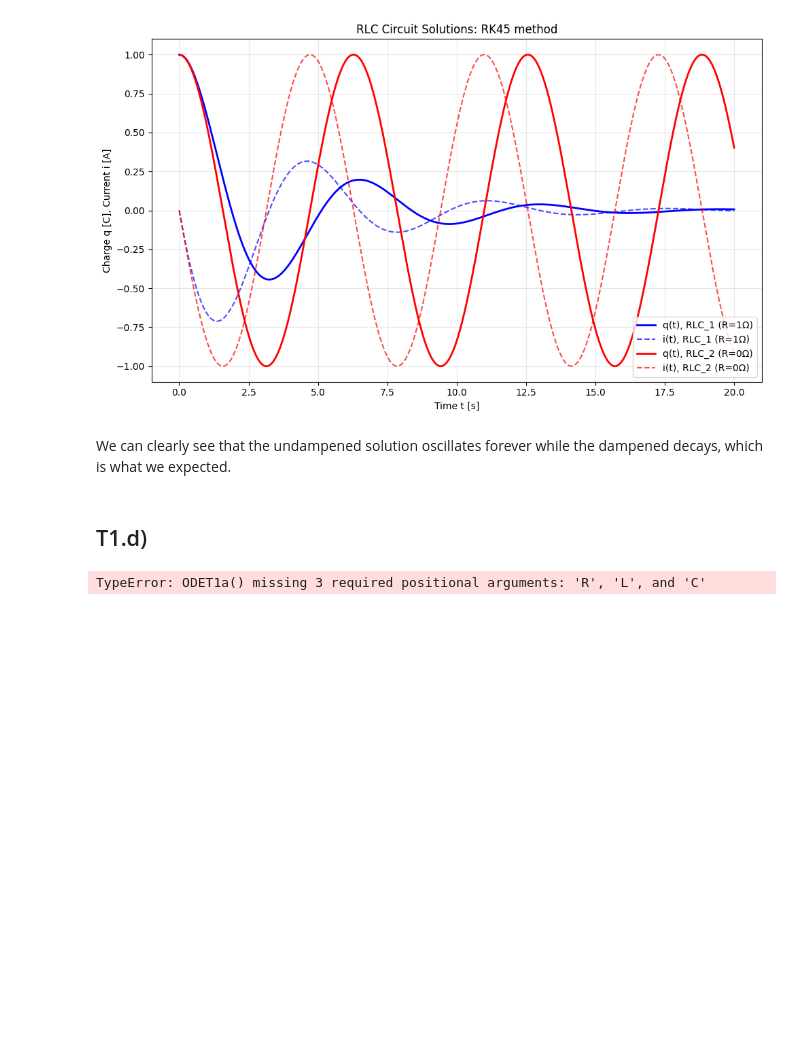
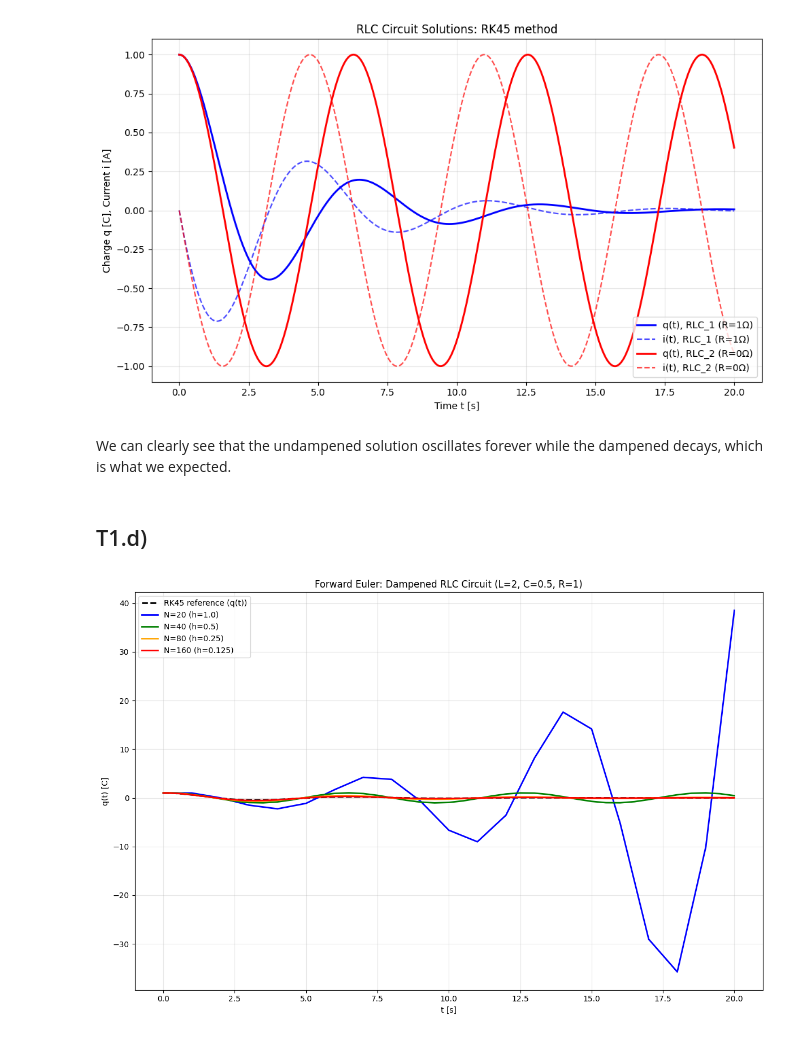
Before and after one commit to ericend/Numerical-Methods, a Jupyter notebook: LAB2/lab2.ipynb, the cells around one changed output. Cells and saved outputs as stored; diff of their text form; code cells hidden in the pictures; blank space fills up the shorter version.

```diff
--- a/LAB2/lab2.ipynb
+++ b/LAB2/lab2.ipynb
@@ -263,5 +308,5 @@ $$\text{IC:} \quad y(0) = \begin{pmatrix} Q_0 \\ 0 \end{pmatrix}$$
 # %%
-def ODET1a(t:list[float, float], y:np.ndarray[float, float], R:float, L:float, C:float) -> np.ndarray[float, float]:
+def ODET1a(t:list[float], y:np.ndarray, R:float, L:float, C:float) -> np.ndarray:
     """
     Returns the ODE in vector form from task T1.a
 
@@ -358,27 +403,33 @@ We can clearly see that the undampened solution oscillates forever while the dam
 # %%
 t_span = [0, 20]
 N = [20, 40, 80, 160]
-RLC_1: RLC = RLC(1, 2, 0.5, 1)
-STEPSIZE: float = 1e3
-sols: list = []
+RLC_1 = RLC(Q_0=1, L=2, C=0.5, R=1)
+sols = []
 
-def euler_forward_vector(
-    f: Callable[[float, np.ndarray], np.ndarray],
-    y0: np.ndarray,
-    domain: list,
-    h: float,
-) -> EulerResult:
-    t = np.arange(domain[0], domain[1] + h, h)  # Fixed domain[-1] → domain[1]
-    y = np.zeros((len(t), len(y0)))  # Shape: (n_steps, n_vars=2)
-    y[0] = y0
-
-    for i in range(len(t) - 1):
-        y[i + 1] = y[i] + h * f(t[i], y[i])  # Vector update
-
-    return EulerResult(t=t, y=y.T, e_i=np.zeros_like(y.T), y_exact=None)  # y.T for [q,i] shape
+for n_steps in N:
+    h = t_span[1] / n_steps  # Equidistant: Δt = T/N
+    y0 = np.array([RLC_1.Q_0, 0.0])
+    sol = euler_forward(ODET1a, y0, t_span, h, RLC_1.R, RLC_1.L, RLC_1.C)
+    sols.append(sol)
 
 
-for steps in N:
-    sols.append(euler_forward_vector(ODET1a, RLC_1.Q_0, t_span, h=STEPSIZE))
+plt.figure(figsize=(12, 8))
+
+# Reference RK45 solution
+plt.plot(sol1.t, sol1.y[0], "k--", linewidth=2, label="RK45 reference (q(t))")
+
+colors = ["blue", "green", "orange", "red"]
+labels = ["N=20 (h=1.0)", "N=40 (h=0.5)", "N=80 (h=0.25)", "N=160 (h=0.125)"]
+
+for i, (sol, color, label) in enumerate(zip(sols, colors, labels)):
+    plt.plot(sol.t, sol.y[0], color=color, linestyle="-", linewidth=2, label=label)
+
+plt.xlabel("t [s]")
+plt.ylabel("q(t) [C]")
+plt.title("Forward Euler: Dampened RLC Circuit (L=2, C=0.5, R=1)")
+plt.legend()
+plt.grid(True, alpha=0.3)
+plt.tight_layout()
+plt.show()
 # %% [output]
-TypeError: ODET1a() missing 3 required positional arguments: 'R', 'L', and 'C'
+[figure, added]
```
Also changed, not shown: parts of 3 cells of this notebook.
